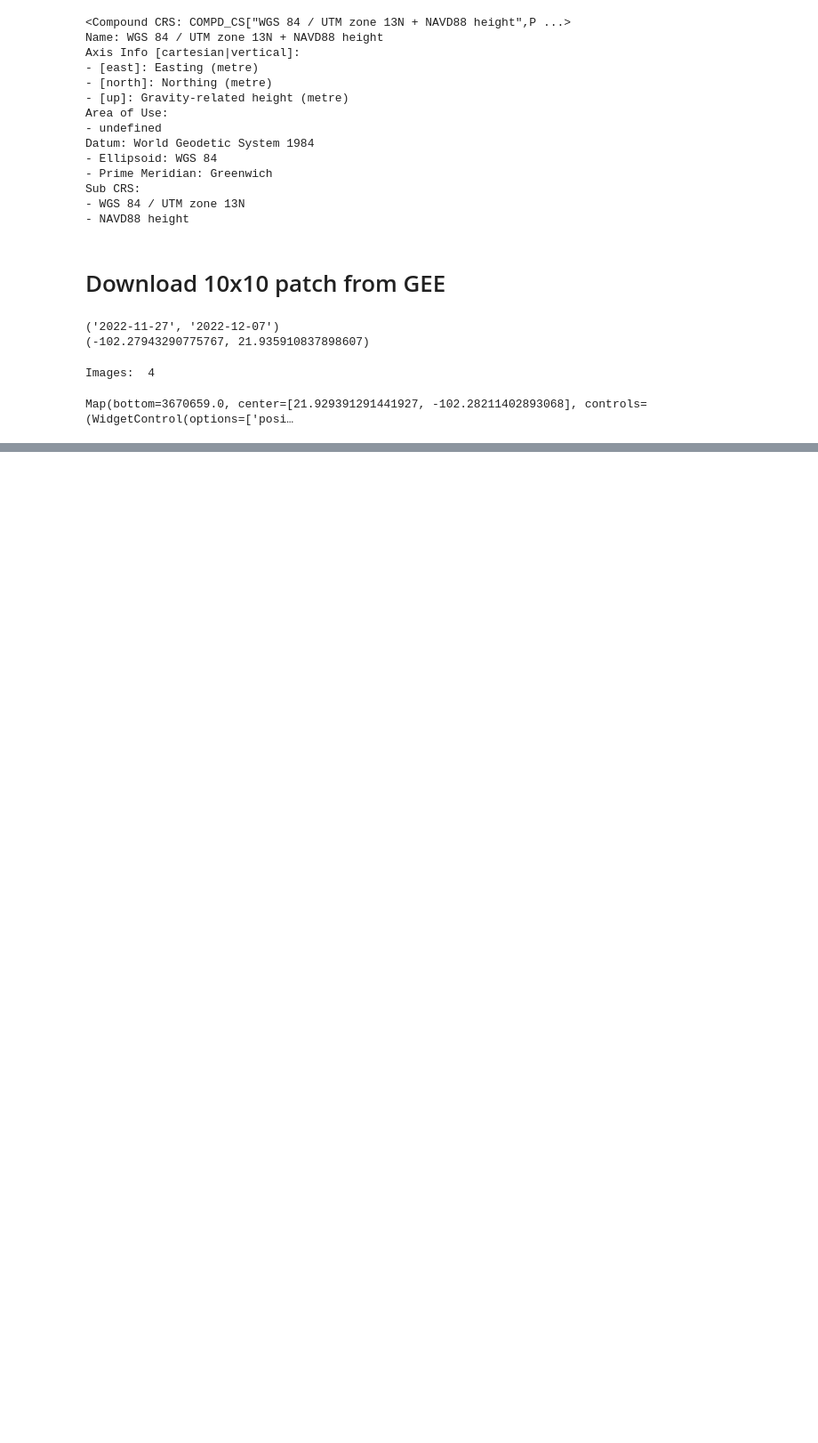
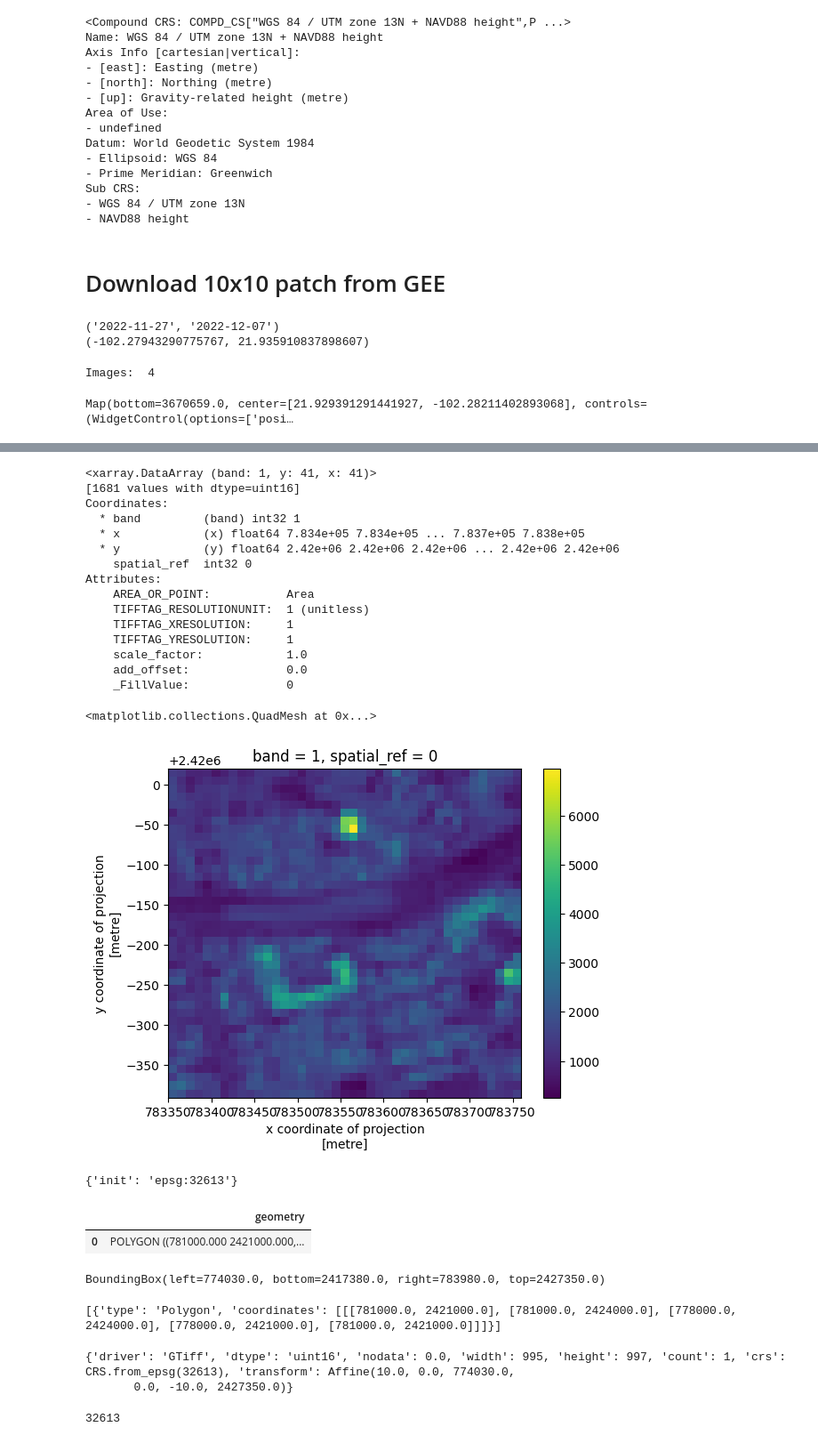
Before and after one commit to erickfama/rs_leaks, a Jupyter notebook: src/2_patches.ipynb, the cells around one changed output, grey strips where cells are left out. Shown at 89% size. Cells and saved outputs as stored; diff of their text form; code cells hidden in the pictures; blank space fills up the shorter version.

```diff
--- a/src/2_patches.ipynb
+++ b/src/2_patches.ipynb
@@ -105,0 +157,26 @@ Map(bottom=3670659.0, center=[21.929391291441927, -102.28211402893068], controls
+# %%
+import rioxarray
+img1 = rioxarray.open_rasterio("../data/images/20221210T171721_20221210T172008_T13QGE.B2.tif")
+
+# Crop raster with bounding box
+img1_clip = img1.rio.clip_box(*geo.total_bounds)
+print(img1_clip)
+img1_clip.plot()
+# %% [output]
+<xarray.DataArray (band: 1, y: 41, x: 41)>
+[1681 values with dtype=uint16]
+Coordinates:
+  * band         (band) int32 1
+  * x            (x) float64 7.834e+05 7.834e+05 ... 7.837e+05 7.838e+05
+  * y            (y) float64 2.42e+06 2.42e+06 2.42e+06 ... 2.42e+06 2.42e+06
+    spatial_ref  int32 0
+Attributes:
+    AREA_OR_POINT:           Area
+    TIFFTAG_RESOLUTIONUNIT:  1 (unitless)
+    TIFFTAG_XRESOLUTION:     1
+    TIFFTAG_YRESOLUTION:     1
+    scale_factor:            1.0
+    add_offset:              0.0
+    _FillValue:              0
+<matplotlib.collections.QuadMesh at 0x...>
+[figure, added]
@@ -105,0 +186,14 @@ Map(bottom=3670659.0, center=[21.929391291441927, -102.28211402893068], controls
+# %%
+img1.crs.data
+# %% [output]
+{'init': 'epsg:32613'}
+# %%
+geo = geo.to_crs(crs = img1.crs.data)
+geo
+# %% [output]
+|  | geometry |
+| 0 | POLYGON ((781000.000 2421000.000,... |
+# %%
+img1.bounds
+# %% [output]
+BoundingBox(left=774030.0, bottom=2417380.0, right=783980.0, top=2427350.0)
@@ -105,0 +205,5 @@ Map(bottom=3670659.0, center=[21.929391291441927, -102.28211402893068], controls
+# %%
+coords = getFeatures(geo)
+print(coords)
+# %% [output]
+[{'type': 'Polygon', 'coordinates': [[[781000.0, 2421000.0], [781000.0, 2424000.0], [778000.0, 2424000.0], [778000.0, 2421000.0], [781000.0, 2421000.0]]]}]
@@ -105,0 +212,13 @@ Map(bottom=3670659.0, center=[21.929391291441927, -102.28211402893068], controls
+# %%
+# Copy metadata from full image
+out_meta = img1.meta.copy()
+print(out_meta)
+# %% [output]
+{'driver': 'GTiff', 'dtype': 'uint16', 'nodata': 0.0, 'width': 995, 'height': 997, 'count': 1, 'crs': CRS.from_epsg(32613), 'transform': Affine(10.0, 0.0, 774030.0,
+       0.0, -10.0, 2427350.0)}
+# %%
+# Parse EPSG code
+epsg_code = int(img1.crs.data["init"][5:])
+epsg_code
+# %% [output]
+32613
```
Also changed, not shown: parts of 17 cells of this notebook.
